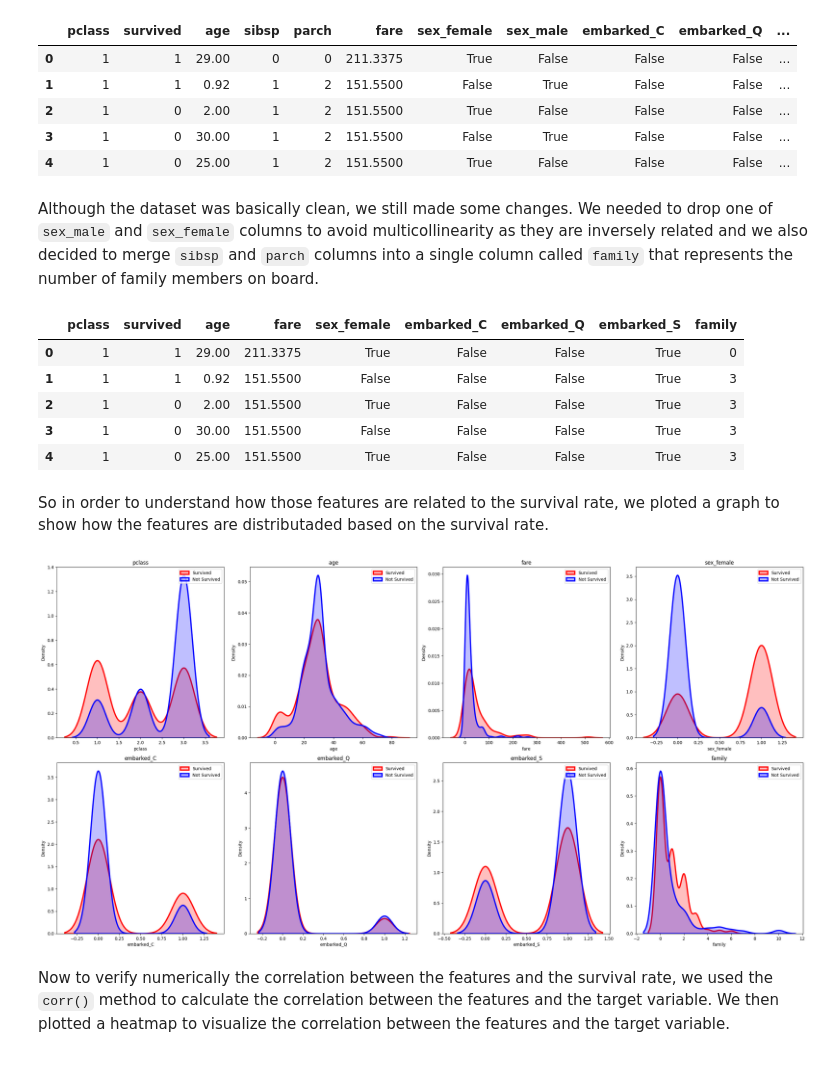
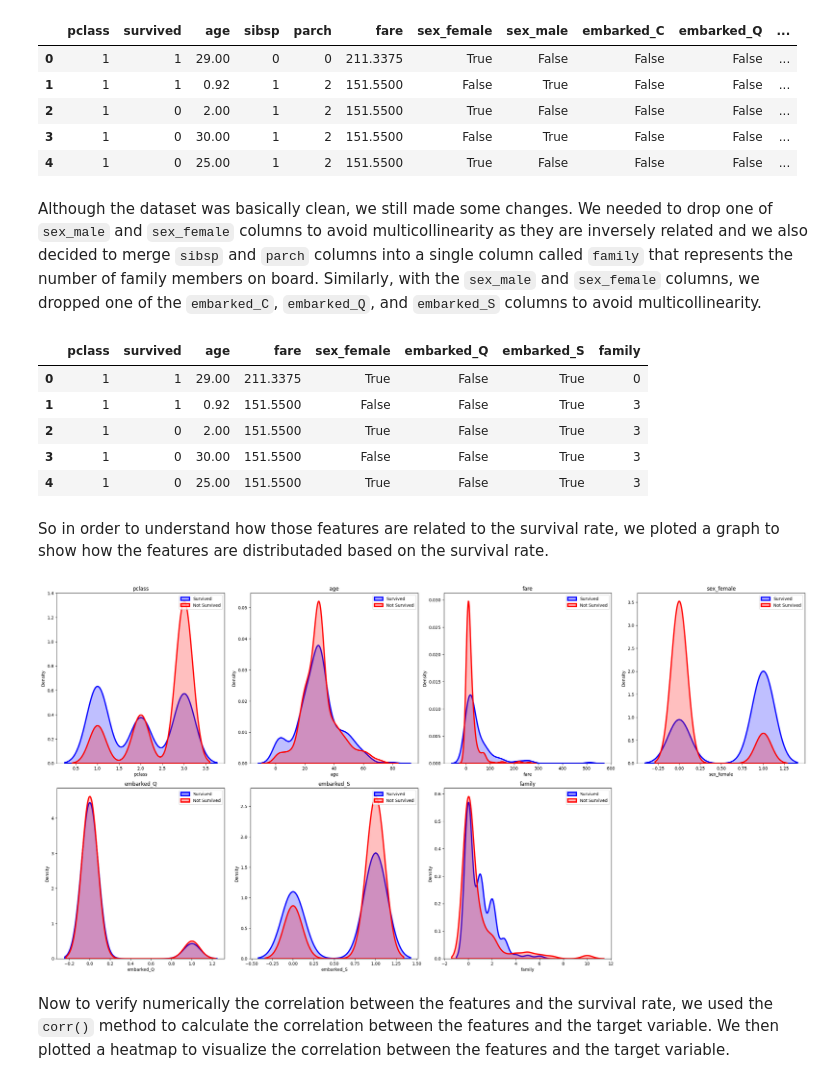
Before and after one commit to antoniooazevedo/titanic-dataset-analysis, a Jupyter notebook: analysis.ipynb, the cells around one changed output. Cells and saved outputs as stored; diff of their text form; code cells hidden in the pictures.

```diff
--- a/analysis.ipynb
+++ b/analysis.ipynb
@@ -116,49 +125,50 @@ processed_data.head()
 | 3 | 1 | 0 | 30.00 | 1 | 2 | 151.5500 | False | True | False | False | ... |
 | 4 | 1 | 0 | 25.00 | 1 | 2 | 151.5500 | True | False | False | False | ... |
 # %% [markdown]
-Although the dataset was basically clean, we still made some changes. We needed to drop one of `sex_male` and `sex_female` columns to avoid multicollinearity as they are inversely related and we also decided to merge `sibsp` and `parch` columns into a single column called `family` that represents the number of family members on board.
+Although the dataset was basically clean, we still made some changes. We needed to drop one of `sex_male` and `sex_female` columns to avoid multicollinearity as they are inversely related and we also decided to merge `sibsp` and `parch` columns into a single column called `family` that represents the number of family members on board. Similarly, with the `sex_male` and `sex_female` columns, we dropped one of the `embarked_C`, `embarked_Q`, and `embarked_S` columns to avoid multicollinearity.
 # %%
 processed_data['family'] = processed_data['sibsp'] + processed_data['parch']
 
 processed_data = processed_data.drop([
     'sex_male',
     'sibsp',
-    'parch'
+    'parch',
+    'embarked_C'
 ], axis=1)
 
 
 processed_data.head()
 # %% [output]
-|  | pclass | survived | age | fare | sex_female | embarked_C | embarked_Q | embarked_S | family |
-| 0 | 1 | 1 | 29.00 | 211.3375 | True | False | False | True | 0 |
-| 1 | 1 | 1 | 0.92 | 151.5500 | False | False | False | True | 3 |
-| 2 | 1 | 0 | 2.00 | 151.5500 | True | False | False | True | 3 |
-| 3 | 1 | 0 | 30.00 | 151.5500 | False | False | False | True | 3 |
-| 4 | 1 | 0 | 25.00 | 151.5500 | True | False | False | True | 3 |
+|  | pclass | survived | age | fare | sex_female | embarked_Q | embarked_S | family |
+| 0 | 1 | 1 | 29.00 | 211.3375 | True | False | True | 0 |
+| 1 | 1 | 1 | 0.92 | 151.5500 | False | False | True | 3 |
+| 2 | 1 | 0 | 2.00 | 151.5500 | True | False | True | 3 |
+| 3 | 1 | 0 | 30.00 | 151.5500 | False | False | True | 3 |
+| 4 | 1 | 0 | 25.00 | 151.5500 | True | False | True | 3 |
 # %% [markdown]
 So in order to understand how those features are related to the survival rate, we ploted a graph to show how the features are distributaded based on the survival rate.
 # %%
 plt.figure(figsize=(25,25))
 plt.subplots_adjust(left=0.1, bottom=0.1, right=0.9, top=0.9, wspace=0.4, hspace=0.4)
 
 # Create dataframes for survived and not survived
 pd1 = processed_data[processed_data['survived']==1].drop(['survived'],axis=1)
 pd2 = processed_data[processed_data['survived']==0].drop(['survived'],axis=1)
 
 for i, col in enumerate(list(pd1.columns)):
     plt.subplot(4, 4, i+1)
 
     # Use seaborn kdeplot which allows you to draw a line at the mean
-    sb.kdeplot(pd1[col], fill=True, linewidth=3, color='red', label='Survived')
-    sb.kdeplot(pd2[col], fill=True, linewidth=3, color='blue', label='Not Survived')
+    sb.kdeplot(pd1[col], fill=True, linewidth=3, color='blue', label='Survived')
+    sb.kdeplot(pd2[col], fill=True, linewidth=3, color='red', label='Not Survived')
 
     plt.legend(prop={'size': 10})
     plt.title(col)
 
 plt.tight_layout()
 plt.show()
 # %% [output]
-[figure, old version]
+[figure, new version]
 # %% [markdown]
 Now to verify numerically the correlation between the features and the survival rate, we used the `corr()` method to calculate the correlation between the features and the target variable. We then plotted a heatmap to visualize the correlation between the features and the target variable.
 # %%
```
Also changed, not shown: parts of 29 cells of this notebook, 3 other files.
